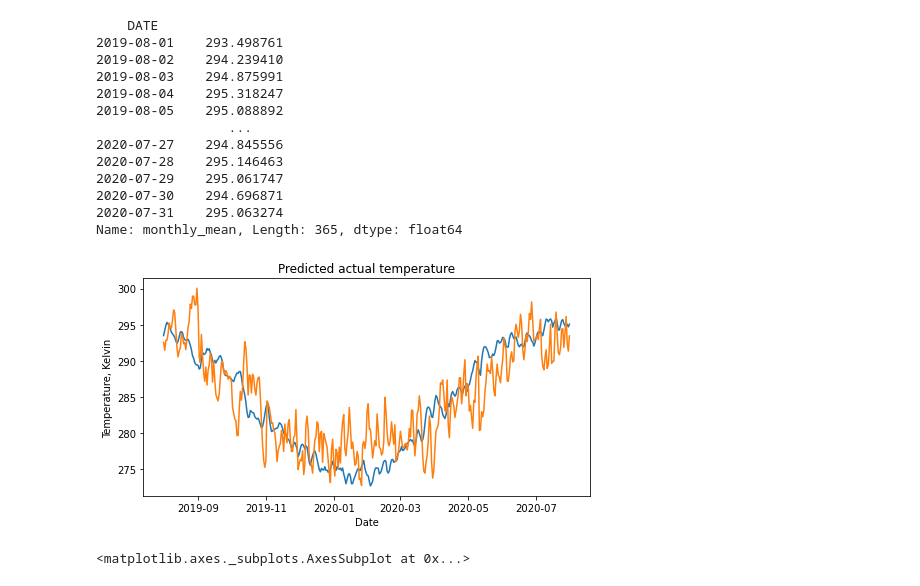
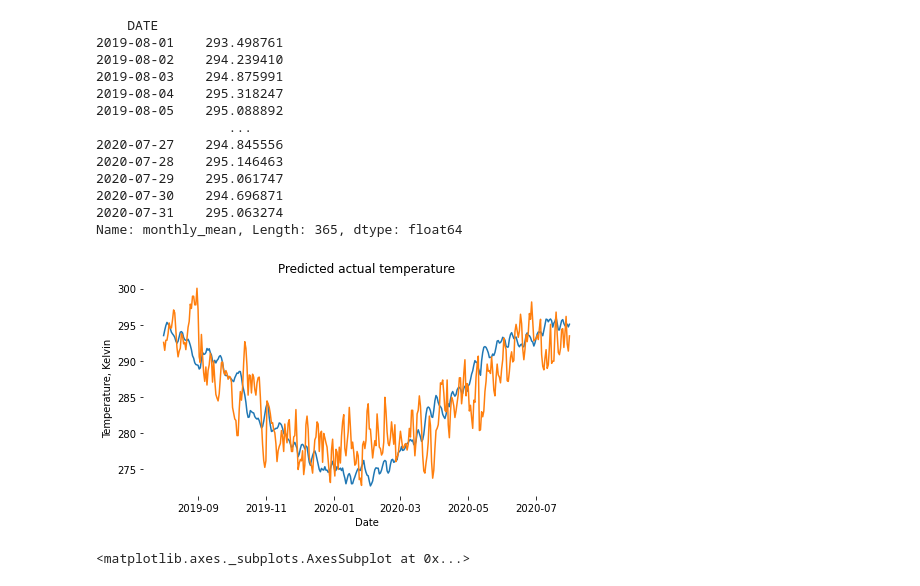
Before and after one commit to madinamarat/machine_learning_projects, a Jupyter notebook: 05_temperature_time_series/temperature_linear_autoregression.ipynb, the cells around one changed output. Drawn from its saved outputs; the diff is of its cells as text; code cells hidden in the pictures.

```diff
--- a/05_temperature_time_series/temperature_linear_autoregression.ipynb
+++ b/05_temperature_time_series/temperature_linear_autoregression.ipynb
@@ -174,13 +174,16 @@ Name: monthly_mean, Length: 365, dtype: float64
 # %%
 plt.rcParams['figure.figsize'] = (8,4)
 plt.plot(ytest.index, ypred_actual)
 plt.plot(ytest.index, ytest_actual)
 plt.title('Predicted actual temperature')
 plt.xlabel('Date')
 plt.ylabel('Temperature, Kelvin')
+# get rid of the frame
+for spine in plt.gca().spines.values():
+    spine.set_visible(False)
 plt.savefig('./data/temperature_prediction.png',dpi=60)
 # %% [output]
-[figure, old version]
+[figure, new version]
 # %%
 df.loc['2019':'2020']['tempK'].rolling(window=10).mean().plot()
 # %% [output]
```
Also changed, not shown: 2 other files.
